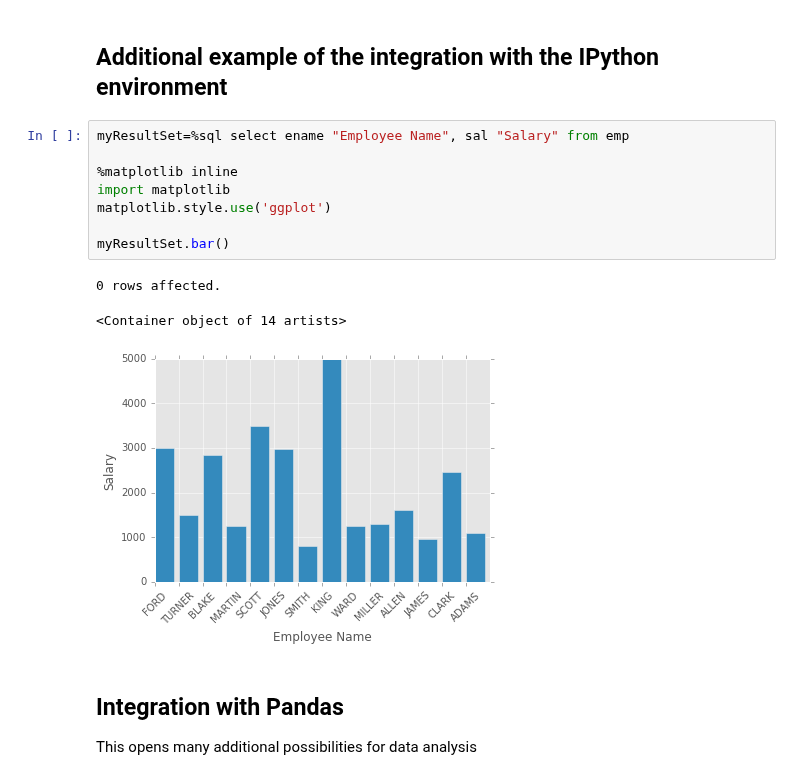
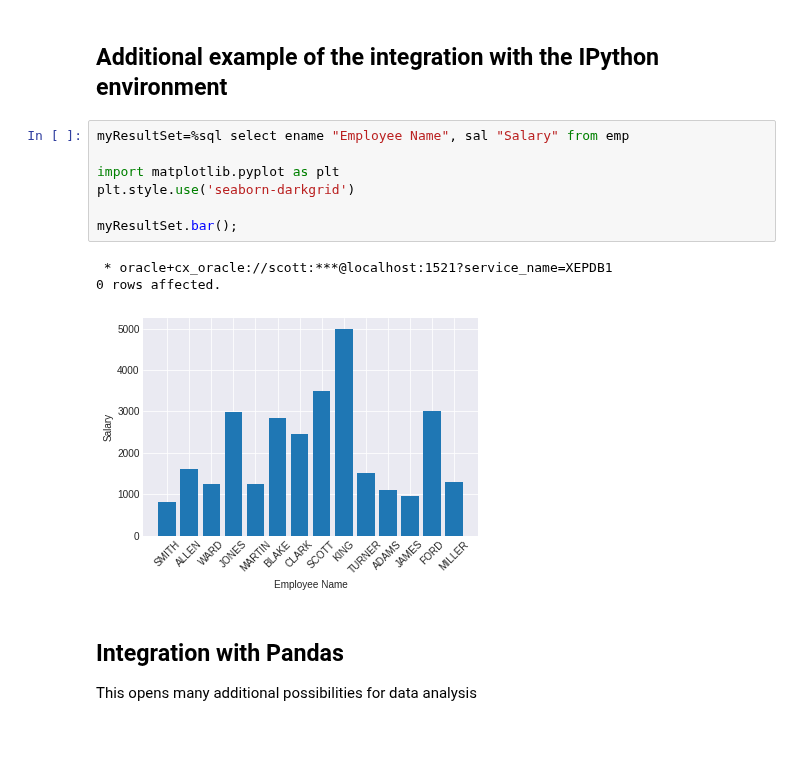
Before and after one commit to LucaCanali/Miscellaneous, a Jupyter notebook: Oracle_Jupyter/Oracle_IPython_SQL_magic.ipynb, the cells around one changed output. Cells and saved outputs as stored; diff of their text form; blank space fills up the shorter version.

Commit message:
Update Oracle examples with Jupyter notebooks

```diff
--- a/Oracle_Jupyter/Oracle_IPython_SQL_magic.ipynb
+++ b/Oracle_Jupyter/Oracle_IPython_SQL_magic.ipynb
@@ -61,15 +105,14 @@ Done.
 # %%
 myResultSet=%sql select ename "Employee Name", sal "Salary" from emp
 
-%matplotlib inline
-import matplotlib
-matplotlib.style.use('ggplot')
+import matplotlib.pyplot as plt
+plt.style.use('seaborn-darkgrid')
 
-myResultSet.bar()
+myResultSet.bar();
 # %% [output]
+ * oracle+cx_oracle://scott:***@localhost:1521?service_name=XEPDB1
 0 rows affected.
-<Container object of 14 artists>
-[figure, old version]
+[figure, new version]
 # %% [markdown]
 ## Integration with Pandas
 This opens many additional possibilities for data analysis
```
Also changed, not shown: parts of 12 cells of this notebook, 3 other files.
